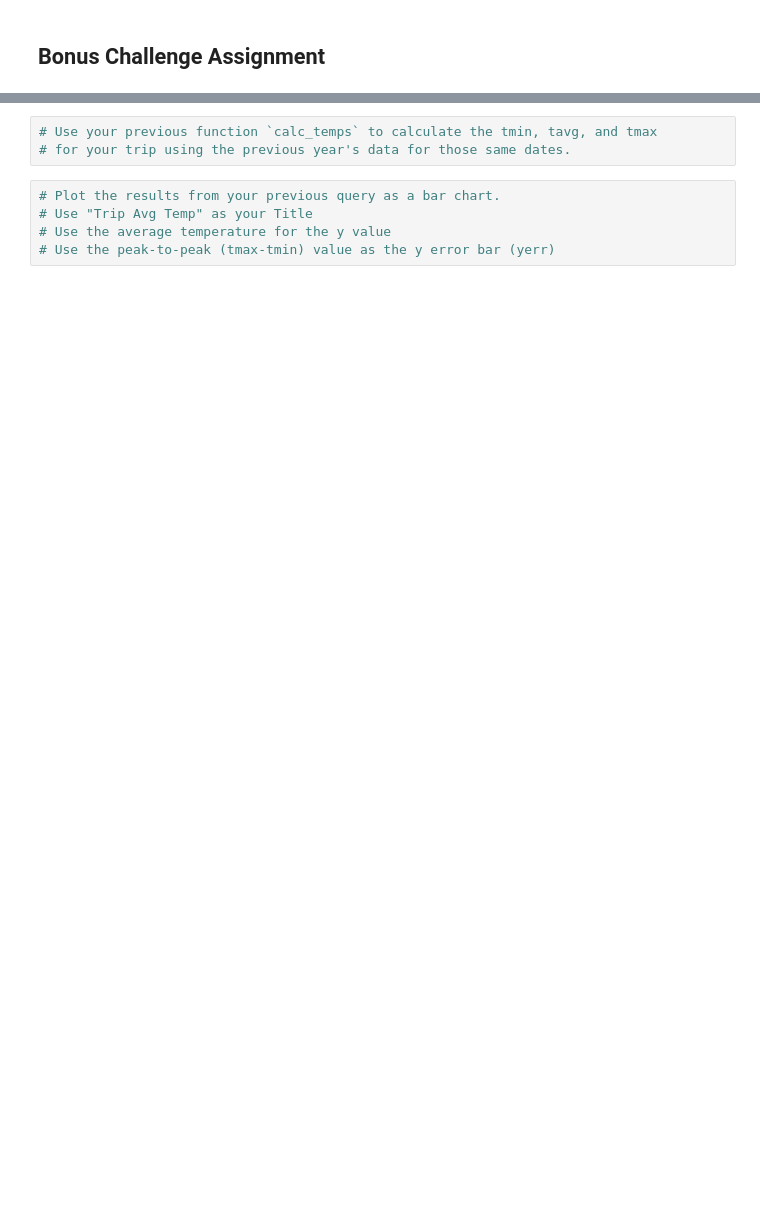
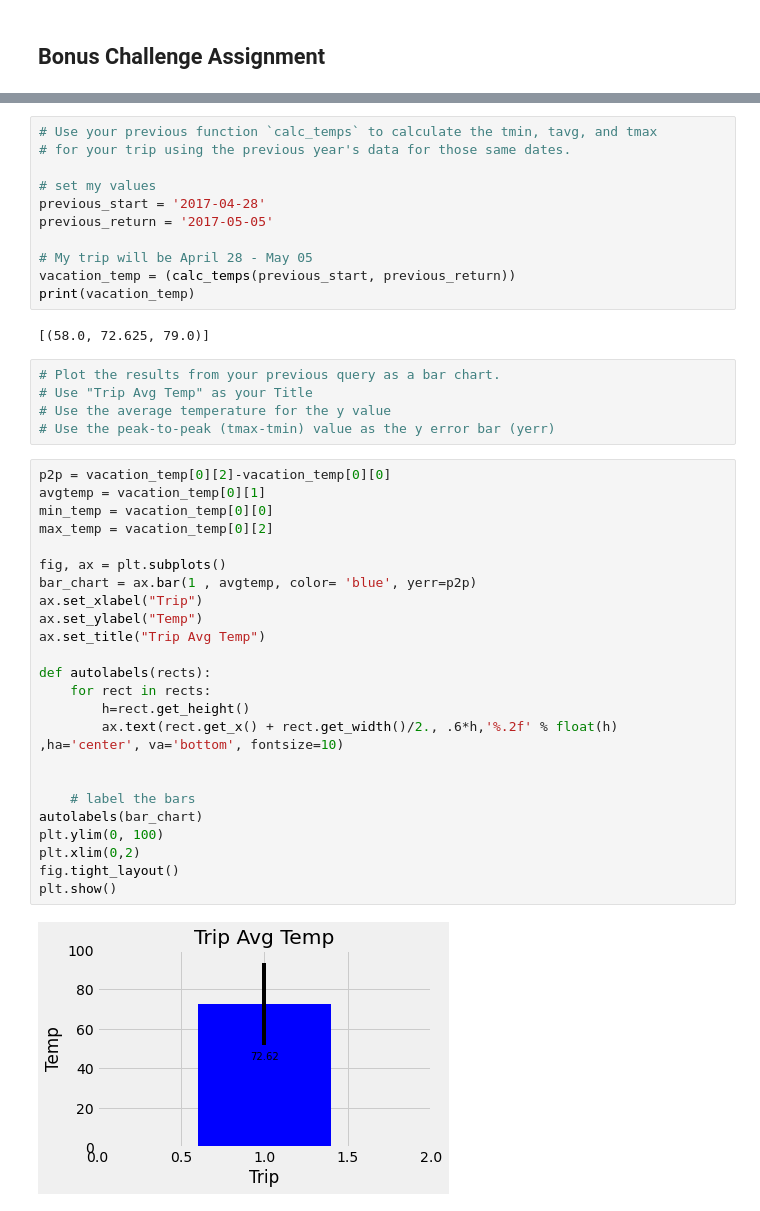
Before and after one commit to abgarberpaul/Weather-sqlalchemy-challenge, a Jupyter notebook: climate_starter.ipynb, the cells around one changed output, grey strips where cells are left out. Cells and saved outputs as stored; diff of their text form; blank space fills up the shorter version.

```diff
--- a/climate_starter.ipynb
+++ b/climate_starter.ipynb
@@ -276,9 +304,45 @@ print(calc_temps('2012-02-28', '2012-03-05'))
 # %%
 # Use your previous function `calc_temps` to calculate the tmin, tavg, and tmax
 # for your trip using the previous year's data for those same dates.
+
+# set my values
+previous_start = '2017-04-28'
+previous_return = '2017-05-05'
+
+# My trip will be April 28 - May 05
+vacation_temp = (calc_temps(previous_start, previous_return))
+print(vacation_temp)
+# %% [output]
+[(58.0, 72.625, 79.0)]
 # %%
 # Plot the results from your previous query as a bar chart.
 # Use "Trip Avg Temp" as your Title
 # Use the average temperature for the y value
 # Use the peak-to-peak (tmax-tmin) value as the y error bar (yerr)
+# %%
+p2p = vacation_temp[0][2]-vacation_temp[0][0]
+avgtemp = vacation_temp[0][1]
+min_temp = vacation_temp[0][0]
+max_temp = vacation_temp[0][2]
+
+fig, ax = plt.subplots()
+bar_chart = ax.bar(1 , avgtemp, color= 'blue', yerr=p2p)
+ax.set_xlabel("Trip")
+ax.set_ylabel("Temp")
+ax.set_title("Trip Avg Temp")
+
+def autolabels(rects):
+    for rect in rects:
+        h=rect.get_height()
+        ax.text(rect.get_x() + rect.get_width()/2., .6*h,'%.2f' % float(h) ,ha='center', va='bottom', fontsize=10)
+
+
+    # label the bars
+autolabels(bar_chart)
+plt.ylim(0, 100)
+plt.xlim(0,2)
+fig.tight_layout()
+plt.show()
+# %% [output]
+[figure, added]
 # %%
```
Also changed, not shown: parts of 29 cells of this notebook, 1 other file.
